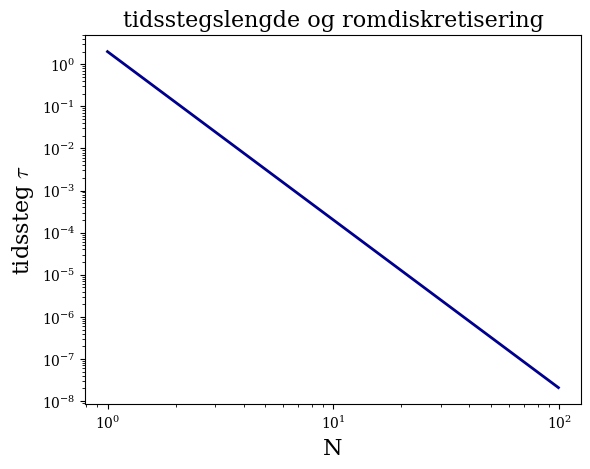
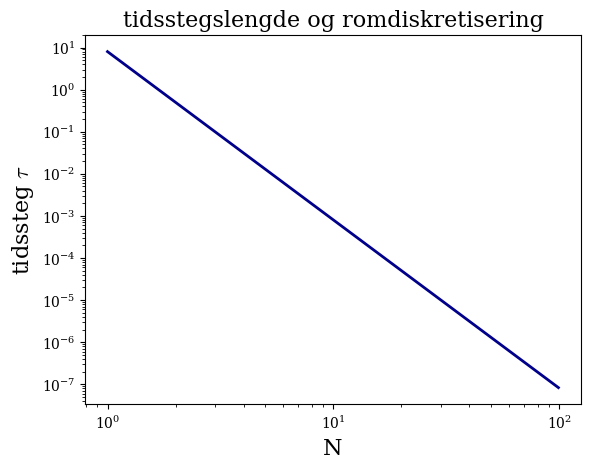
Unified diff of the notebook cell whose output changed from the first chart to the second:
--- before
+++ after
@@ -1,4 +1,4 @@
 N = np.arange(1,100)
-plt.loglog(N,2/N**4, color ="darkblue")
+plt.loglog(N,8/N**4, color ="darkblue")
 plt.grid()
 plt.title("tidsstegslengde og romdiskretisering")

Commit: adrian sin tur :)